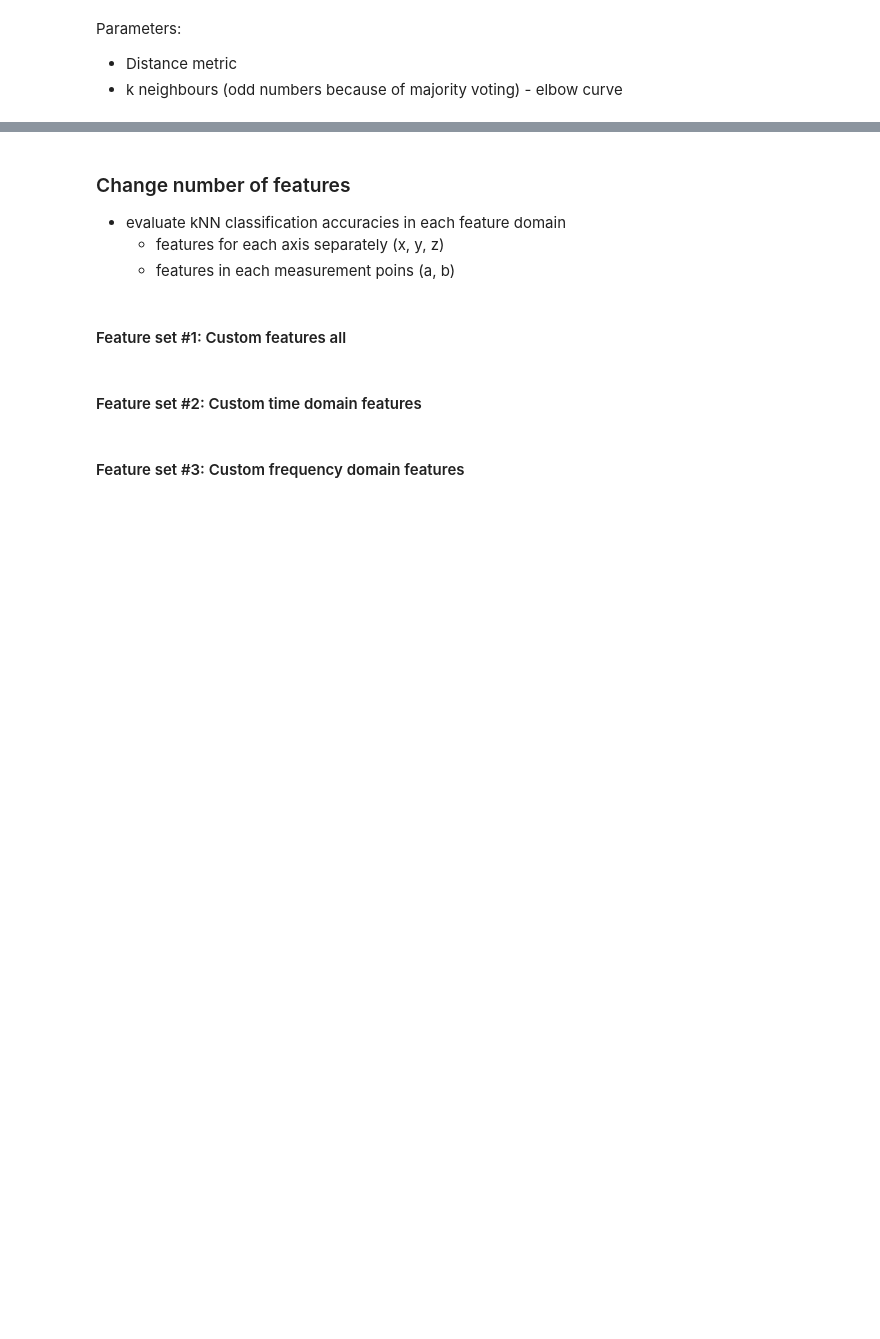
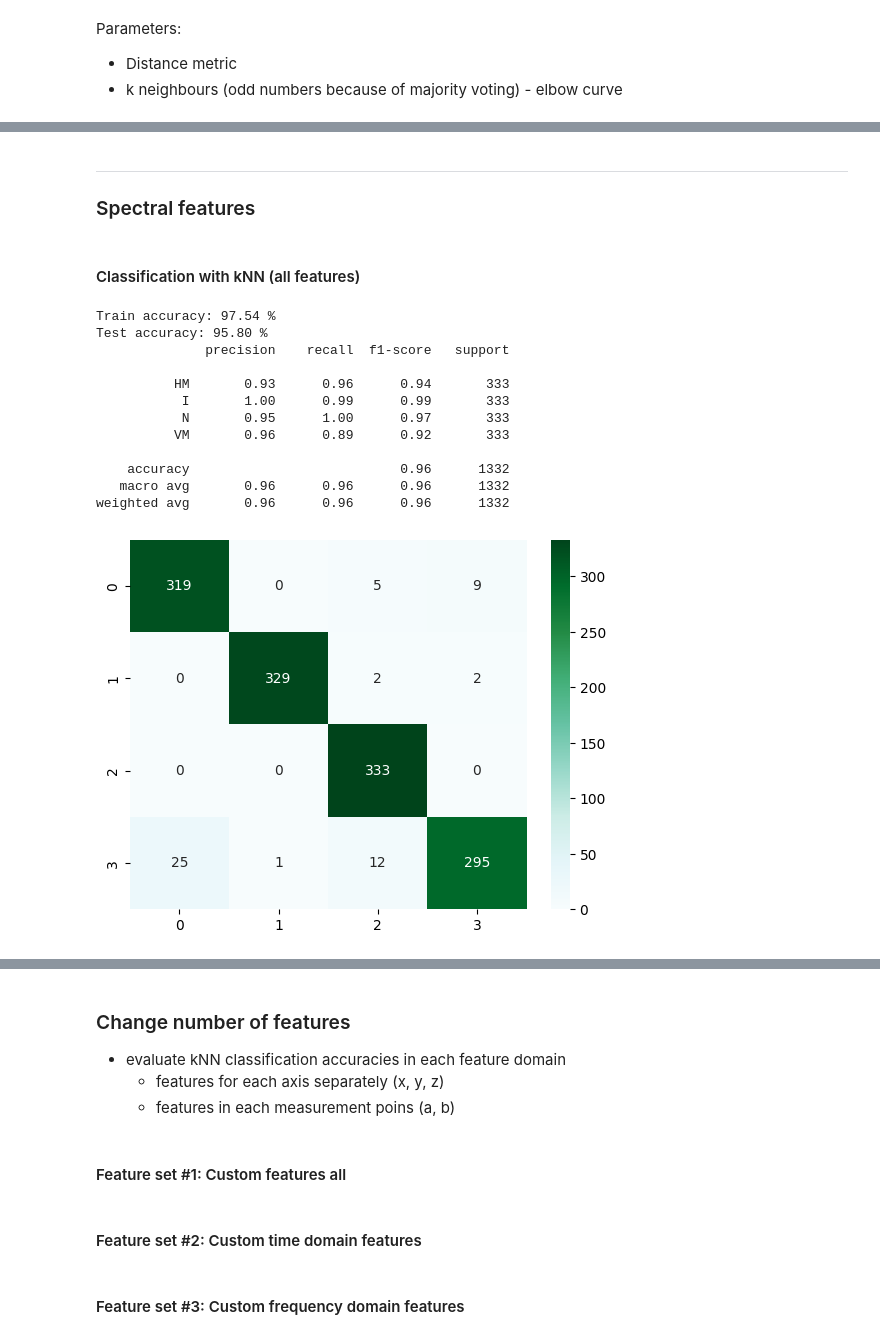
Before and after one commit to etakerim/masters-thesis, a Jupyter notebook: notebooks/Models-Batch/kNN.ipynb, the cells around one changed output, grey strips where cells are left out. Cells and saved outputs as stored; diff of their text form; code cells hidden in the pictures; blank space fills up the shorter version.

```diff
--- a/notebooks/Models-Batch/kNN.ipynb
+++ b/notebooks/Models-Batch/kNN.ipynb
@@ -97,0 +197,39 @@ print(metrics.classification_report(y_test, y_predict_test))
+# %% [markdown]
+---
+### Spectral features
+# %%
+WINDOW_SIZE = 2**14
+
+x_train, y_train, x_test, y_test = models.load_feature_set(
+    FD_FEATURES,
+    selection.FAULT_CLASSES,
+    SOURCE_AXIS,
+    'fault',
+    train_size=TRAIN_SET_RATIO,
+    anomaly_severity=ANOMALY_SEVERITY,
+    balance=True,
+    rpm_limit=False,
+    window_size=WINDOW_SIZE,
+    domain='spectral'
+)
+scaler = MinMaxScaler()
+x_train[x_train.columns] = scaler.fit_transform(x_train)
+x_test[x_test.columns] = scaler.transform(x_test)
+# %% [markdown]
+#### Classification with kNN (all features)
+# %%
+knn_evaluation(x_train, y_train, x_test, y_test)
+# %% [output]
+Train accuracy: 97.54 %
+Test accuracy: 95.80 %
+              precision    recall  f1-score   support
+
+          HM       0.93      0.96      0.94       333
+           I       1.00      0.99      0.99       333
+           N       0.95      1.00      0.97       333
+          VM       0.96      0.89      0.92       333
+
+    accuracy                           0.96      1332
+   macro avg       0.96      0.96      0.96      1332
+weighted avg       0.96      0.96      0.96      1332
+[figure, added]
```
Also changed, not shown: parts of 32 cells of this notebook, 4 other files.
